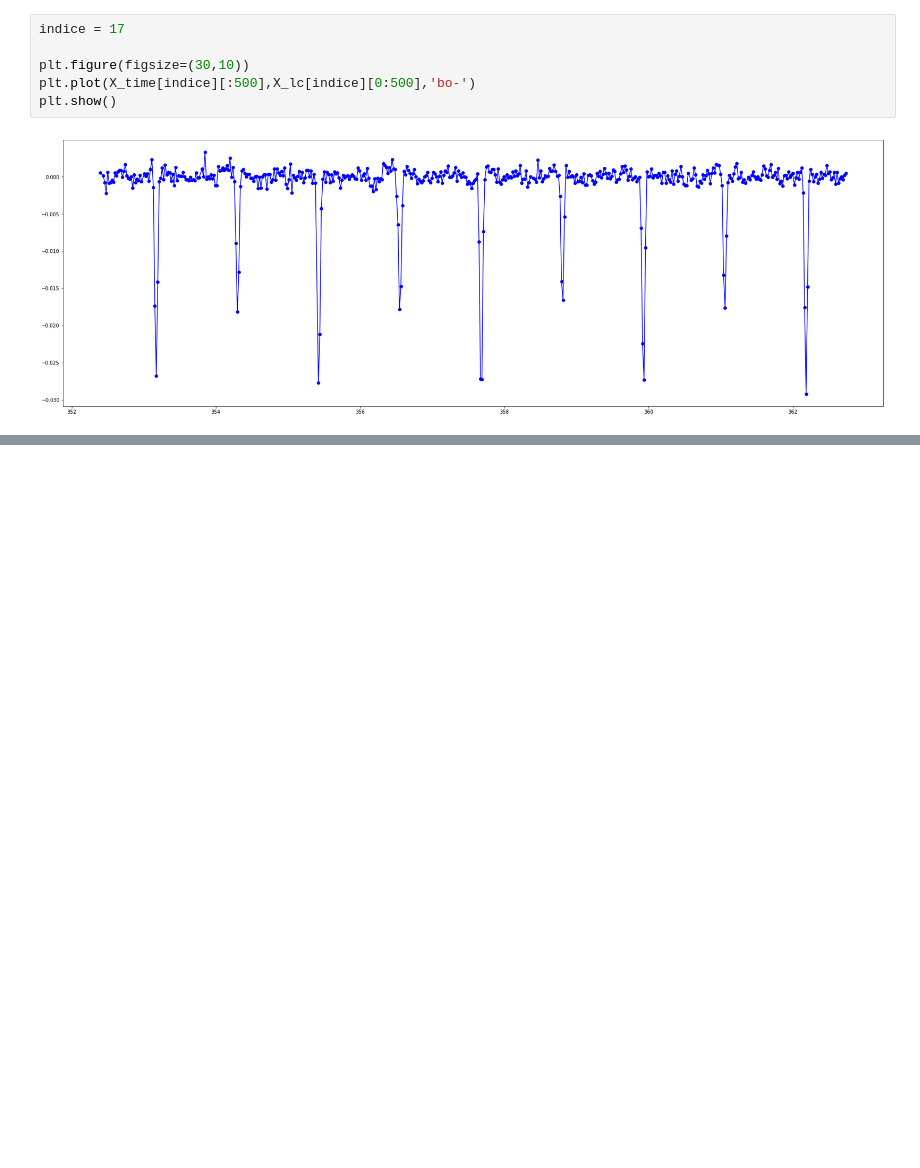
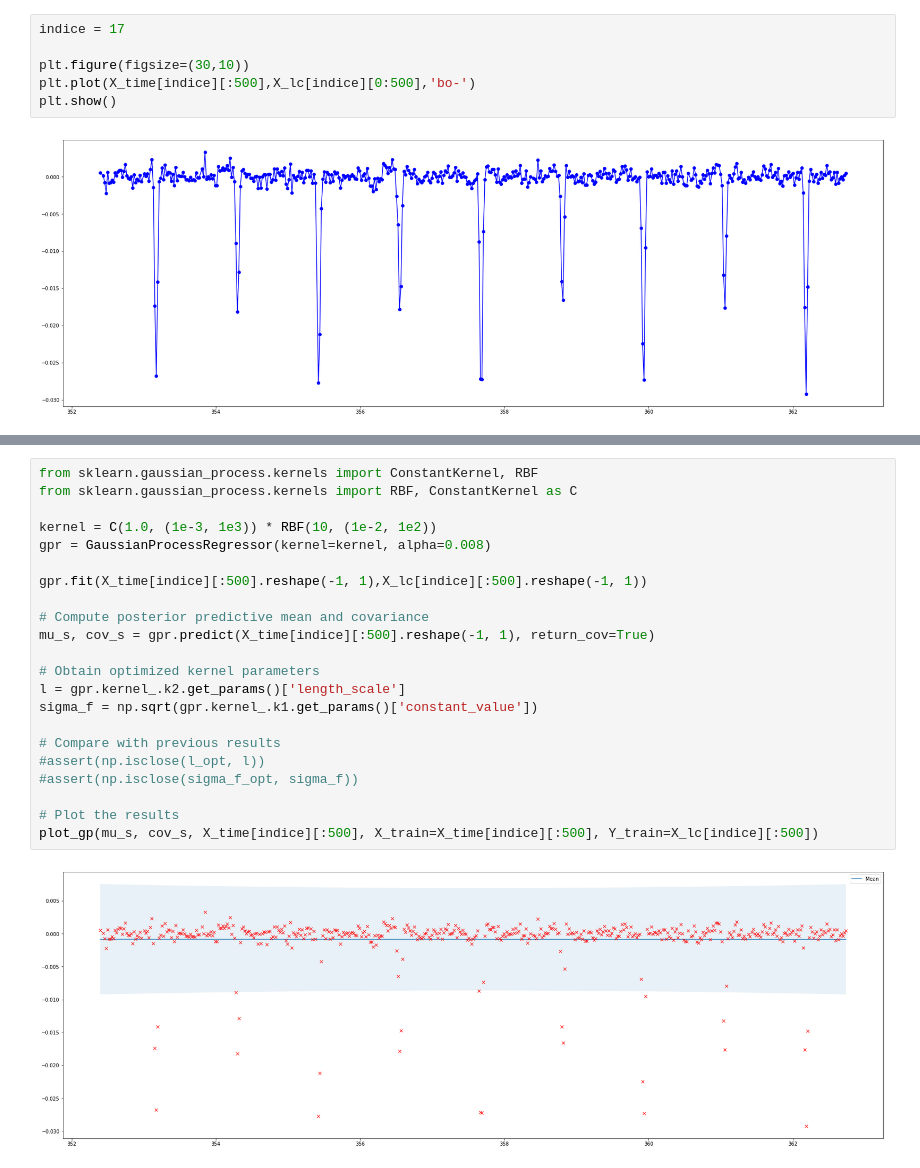
Before and after one commit to harel-coffee/PIIC19-auto, a Jupyter notebook: code/obj3/Gaussian Process.ipynb, the cells around one changed output, grey strips where cells are left out. Drawn from its saved outputs; the diff is of its cells as text; blank space fills up the shorter version.

```diff
--- a/code/obj3/Gaussian Process.ipynb
+++ b/code/obj3/Gaussian Process.ipynb
@@ -106,0 +107,24 @@ ValueError: operands could not be broadcast together with shapes (54621,) (500,)
+# %%
+from sklearn.gaussian_process.kernels import ConstantKernel, RBF
+from sklearn.gaussian_process.kernels import RBF, ConstantKernel as C
+
+kernel = C(1.0, (1e-3, 1e3)) * RBF(10, (1e-2, 1e2))
+gpr = GaussianProcessRegressor(kernel=kernel, alpha=0.008)
+
+gpr.fit(X_time[indice][:500].reshape(-1, 1),X_lc[indice][:500].reshape(-1, 1))
+
+# Compute posterior predictive mean and covariance
+mu_s, cov_s = gpr.predict(X_time[indice][:500].reshape(-1, 1), return_cov=True)
+
+# Obtain optimized kernel parameters
+l = gpr.kernel_.k2.get_params()['length_scale']
+sigma_f = np.sqrt(gpr.kernel_.k1.get_params()['constant_value'])
+
+# Compare with previous results
+#assert(np.isclose(l_opt, l))
+#assert(np.isclose(sigma_f_opt, sigma_f))
+
+# Plot the results
+plot_gp(mu_s, cov_s, X_time[indice][:500], X_train=X_time[indice][:500], Y_train=X_lc[indice][:500])
+# %% [output]
+[figure, added]
```
Also changed, not shown: parts of 2 cells of this notebook.
